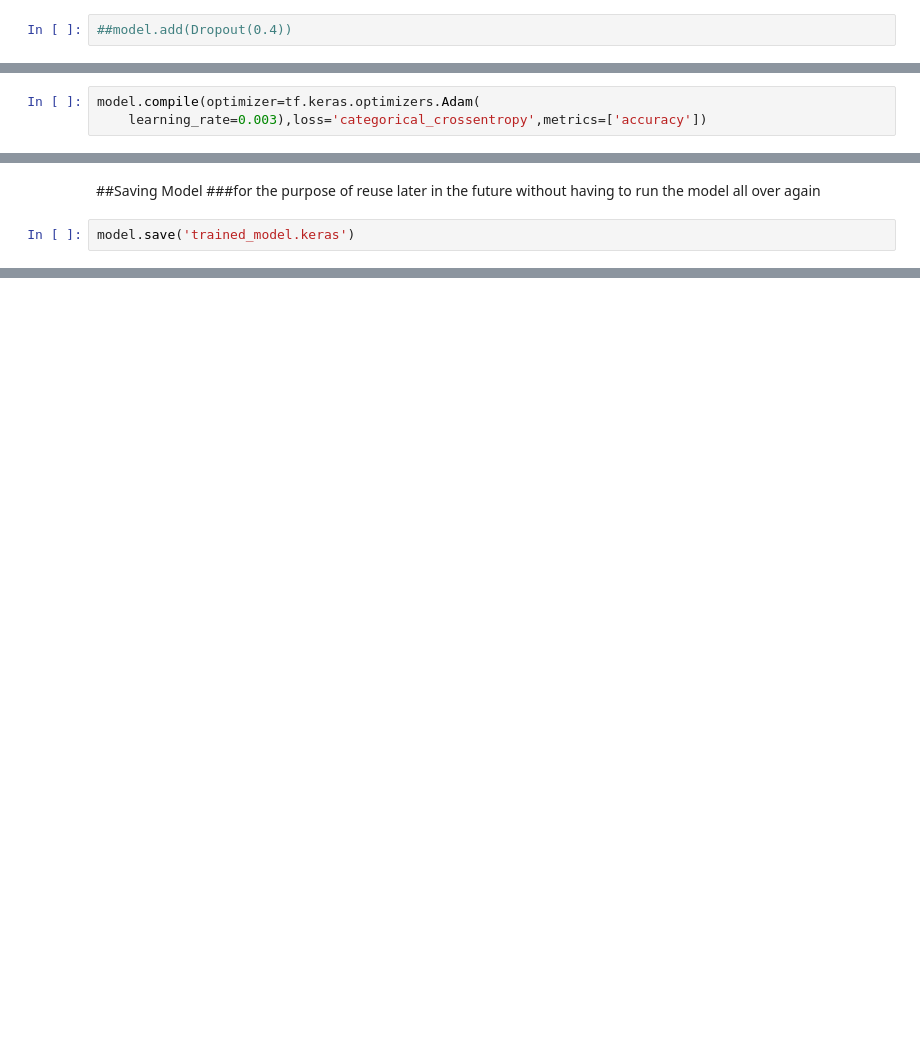
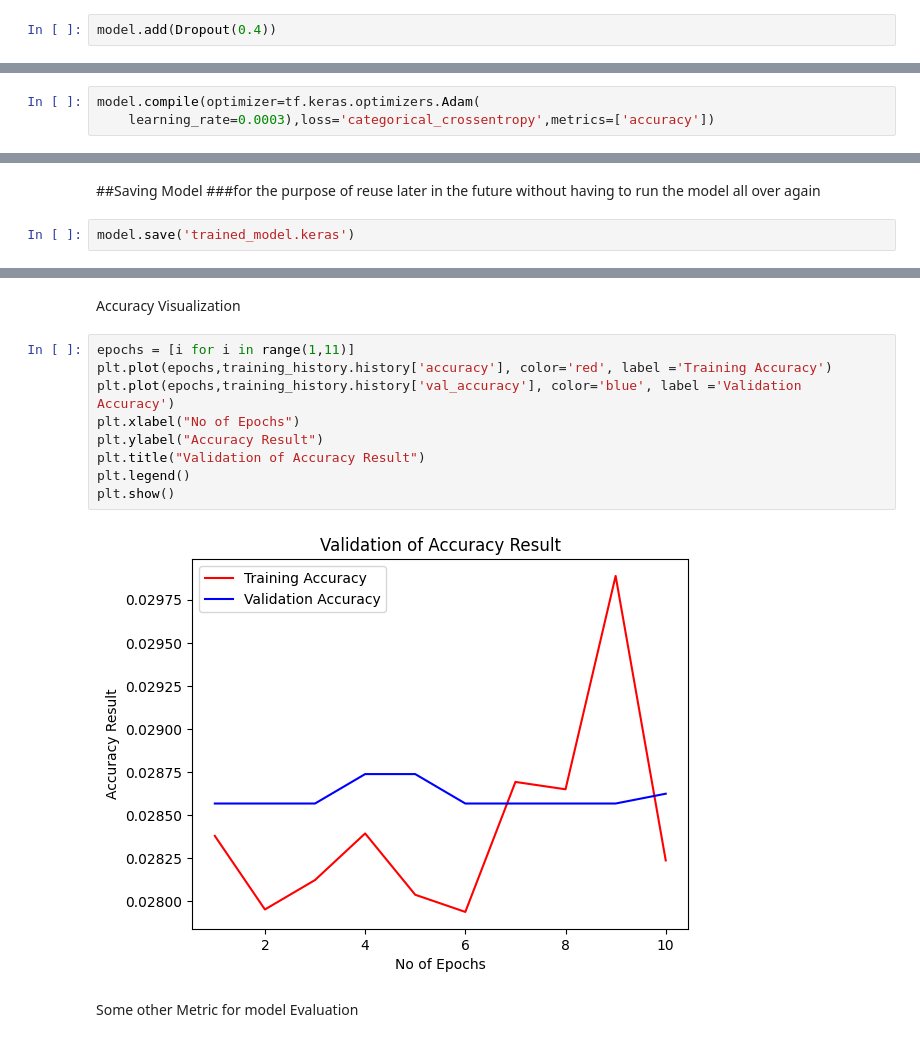
Before and after one commit to ibrahimabdulj/Plant-Disease-Detection-System, a Jupyter notebook: plantdesiesdetection1.ipynb, the cells around one changed output, grey strips where cells are left out. Cells and saved outputs as stored; diff of their text form; blank space fills up the shorter version.

Commit message:
model evaluation

```diff
--- a/plantdesiesdetection1.ipynb
+++ b/plantdesiesdetection1.ipynb
@@ -149,12 +149,12 @@ model.add(Dense(units=1500,activation='relu'))
 # %%
 model.add(Dense(units=38,activation='softmax'))
 # %%
-##model.add(Dropout(0.4))
+model.add(Dropout(0.4))
 # %% [markdown]
 Compilling Model
 # %%
 model.compile(optimizer=tf.keras.optimizers.Adam(
-    learning_rate=0.003),loss='categorical_crossentropy',metrics=['accuracy'])
+    learning_rate=0.0003),loss='categorical_crossentropy',metrics=['accuracy'])
 # %%
 model.summary()
 # %% [output]
@@ -232,0 +272,15 @@ model.save('trained_model.keras')
+# %% [markdown]
+Accuracy Visualization
+# %%
+epochs = [i for i in range(1,11)]
+plt.plot(epochs,training_history.history['accuracy'], color='red', label ='Training Accuracy')
+plt.plot(epochs,training_history.history['val_accuracy'], color='blue', label ='Validation Accuracy')
+plt.xlabel("No of Epochs")
+plt.ylabel("Accuracy Result")
+plt.title("Validation of Accuracy Result")
+plt.legend()
+plt.show()
+# %% [output]
+[figure, added]
+# %% [markdown]
+Some other Metric for model Evaluation
```
Also changed, not shown: parts of 19 cells of this notebook.
